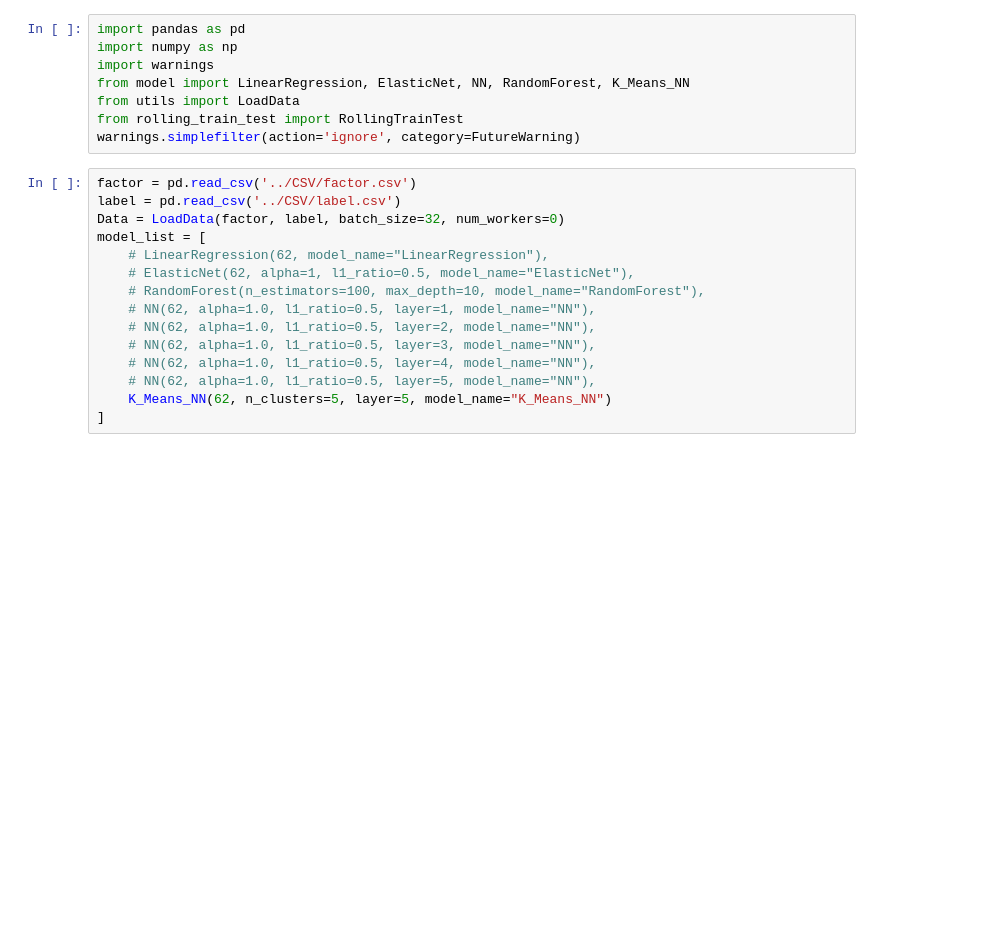
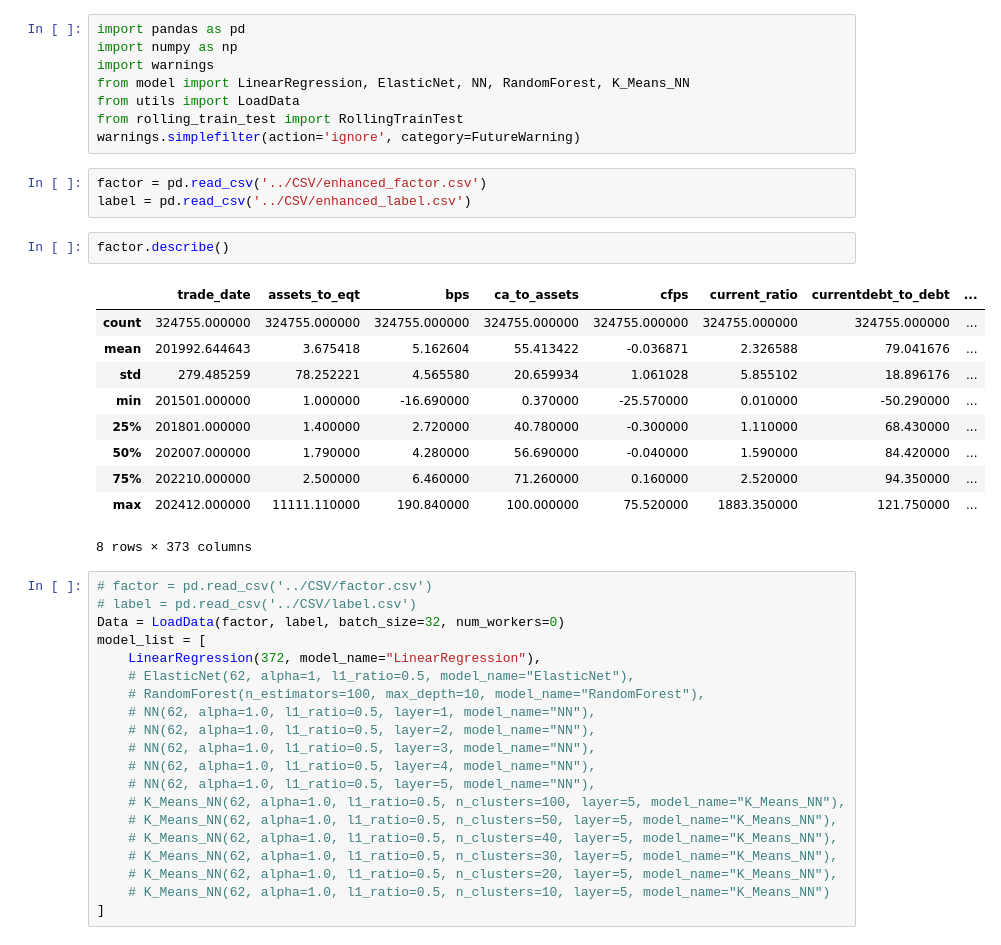
Before and after one commit to TonyTangWJ/Chinese-Stock-Market, a Jupyter notebook: data_model/test.ipynb, the cells around one changed output. Cells and saved outputs as stored; diff of their text form; blank space fills up the shorter version.

```diff
--- a/data_model/test.ipynb
+++ b/data_model/test.ipynb
@@ -6,12 +6,28 @@ from model import LinearRegression, ElasticNet, NN, RandomForest, K_Means_NN
 from utils import LoadData
 from rolling_train_test import RollingTrainTest
 warnings.simplefilter(action='ignore', category=FutureWarning)
+# %%
+factor = pd.read_csv('../CSV/enhanced_factor.csv')
+label = pd.read_csv('../CSV/enhanced_label.csv')
+# %%
+factor.describe()
+# %% [output]
+|  | trade_date | assets_to_eqt | bps | ca_to_assets | cfps | current_ratio | currentdebt_to_debt | ... |
+| count | 324755.000000 | 324755.000000 | 324755.000000 | 324755.000000 | 324755.000000 | 324755.000000 | 324755.000000 | ... |
+| mean | 201992.644643 | 3.675418 | 5.162604 | 55.413422 | -0.036871 | 2.326588 | 79.041676 | ... |
+| std | 279.485259 | 78.252221 | 4.565580 | 20.659934 | 1.061028 | 5.855102 | 18.896176 | ... |
+| min | 201501.000000 | 1.000000 | -16.690000 | 0.370000 | -25.570000 | 0.010000 | -50.290000 | ... |
+| 25% | 201801.000000 | 1.400000 | 2.720000 | 40.780000 | -0.300000 | 1.110000 | 68.430000 | ... |
+| 50% | 202007.000000 | 1.790000 | 4.280000 | 56.690000 | -0.040000 | 1.590000 | 84.420000 | ... |
+| 75% | 202210.000000 | 2.500000 | 6.460000 | 71.260000 | 0.160000 | 2.520000 | 94.350000 | ... |
+| max | 202412.000000 | 11111.110000 | 190.840000 | 100.000000 | 75.520000 | 1883.350000 | 121.750000 | ... |
+8 rows × 373 columns
 # %%
-factor = pd.read_csv('../CSV/factor.csv')
-label = pd.read_csv('../CSV/label.csv')
+# factor = pd.read_csv('../CSV/factor.csv')
+# label = pd.read_csv('../CSV/label.csv')
 Data = LoadData(factor, label, batch_size=32, num_workers=0)
 model_list = [
-    # LinearRegression(62, model_name="LinearRegression"),
+    LinearRegression(372, model_name="LinearRegression"),
     # ElasticNet(62, alpha=1, l1_ratio=0.5, model_name="ElasticNet"),
     # RandomForest(n_estimators=100, max_depth=10, model_name="RandomForest"),
     # NN(62, alpha=1.0, l1_ratio=0.5, layer=1, model_name="NN"),
@@ -19,5 +35,10 @@ model_list = [
     # NN(62, alpha=1.0, l1_ratio=0.5, layer=3, model_name="NN"),
     # NN(62, alpha=1.0, l1_ratio=0.5, layer=4, model_name="NN"),
     # NN(62, alpha=1.0, l1_ratio=0.5, layer=5, model_name="NN"),
-    K_Means_NN(62, n_clusters=5, layer=5, model_name="K_Means_NN")
+    # K_Means_NN(62, alpha=1.0, l1_ratio=0.5, n_clusters=100, layer=5, model_name="K_Means_NN"),
+    # K_Means_NN(62, alpha=1.0, l1_ratio=0.5, n_clusters=50, layer=5, model_name="K_Means_NN"),
+    # K_Means_NN(62, alpha=1.0, l1_ratio=0.5, n_clusters=40, layer=5, model_name="K_Means_NN"),
+    # K_Means_NN(62, alpha=1.0, l1_ratio=0.5, n_clusters=30, layer=5, model_name="K_Means_NN"),
+    # K_Means_NN(62, alpha=1.0, l1_ratio=0.5, n_clusters=20, layer=5, model_name="K_Means_NN"),
+    # K_Means_NN(62, alpha=1.0, l1_ratio=0.5, n_clusters=10, layer=5, model_name="K_Means_NN")
 ]
```
Also changed, not shown: parts of 2 cells of this notebook, 11 other files.
